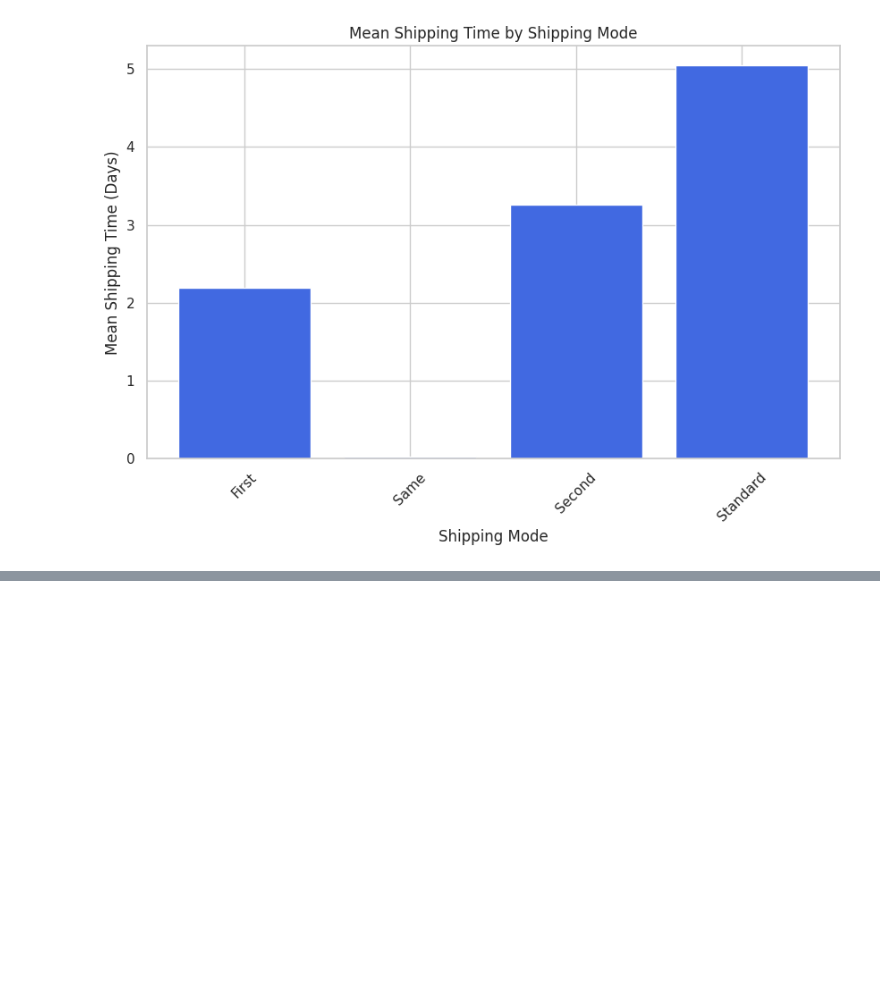
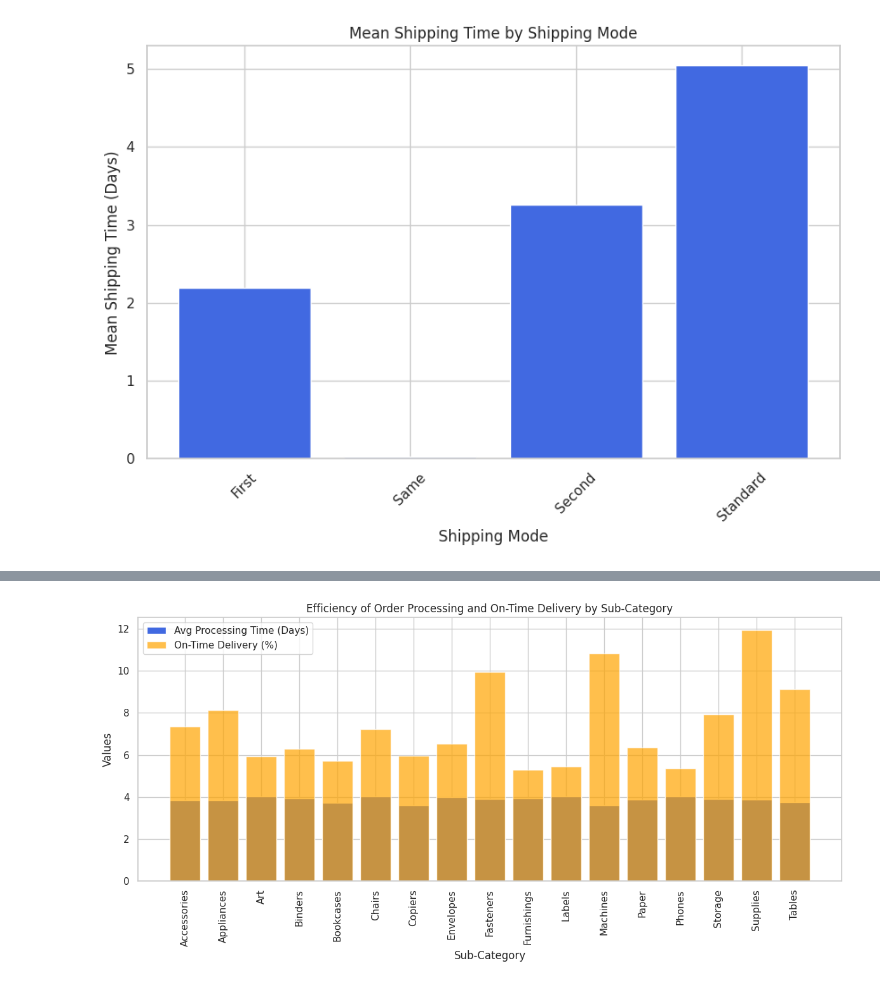
Before and after one commit to mithun-mith/Superstore_charts-, a Jupyter notebook: Superstore_charts.ipynb, the cells around one changed output, grey strips where cells are left out. Drawn from its saved outputs; the diff is of its cells as text; code cells hidden in the pictures; blank space fills up the shorter version.

```diff
--- a/Superstore_charts.ipynb
+++ b/Superstore_charts.ipynb
@@ -410,0 +437,39 @@ plt.show()
+# %%
+import pandas as pd
+import matplotlib.pyplot as plt
+
+# Calculate the order processing time (in days)
+df['Order Date'] = pd.to_datetime(df['Order Date'])
+df['Ship Date'] = pd.to_datetime(df['Ship Date'])
+df['Order Processing Time'] = (df['Ship Date'] - df['Order Date']).dt.days
+
+# Filter for orders that were delivered on time (processing time <= 0)
+on_time_orders = df[df['Order Processing Time'] <= 0]
+
+# Group the data by 'Sub-Category' and calculate the average order processing time
+avg_processing_time = df.groupby('Sub-Category')['Order Processing Time'].mean().reset_index()
+
+# Group the on-time orders by 'Sub-Category' and calculate the percentage of on-time deliveries
+on_time_deliveries = on_time_orders.groupby('Sub-Category').size() / df.groupby('Sub-Category').size()
+on_time_deliveries = on_time_deliveries.reset_index()
+on_time_deliveries.columns = ['Sub-Category', 'On-Time Delivery Percentage']
+
+# Create a grouped bar chart
+plt.figure(figsize=(12, 6))
+
+# Plot average order processing time
+plt.bar(avg_processing_time['Sub-Category'], avg_processing_time['Order Processing Time'], color='royalblue', label='Avg Processing Time (Days)')
+
+# Plot on-time delivery percentage
+plt.bar(on_time_deliveries['Sub-Category'], on_time_deliveries['On-Time Delivery Percentage'] * 100, color='orange', alpha=0.7, label='On-Time Delivery (%)')
+
+plt.xlabel('Sub-Category')
+plt.ylabel('Values')
+plt.title('Efficiency of Order Processing and On-Time Delivery by Sub-Category')
+plt.xticks(rotation=90)
+plt.legend()
+
+plt.tight_layout()
+plt.show()
+# %% [output]
+[figure, added]
```
Also changed, not shown: parts of 9 cells of this notebook.
